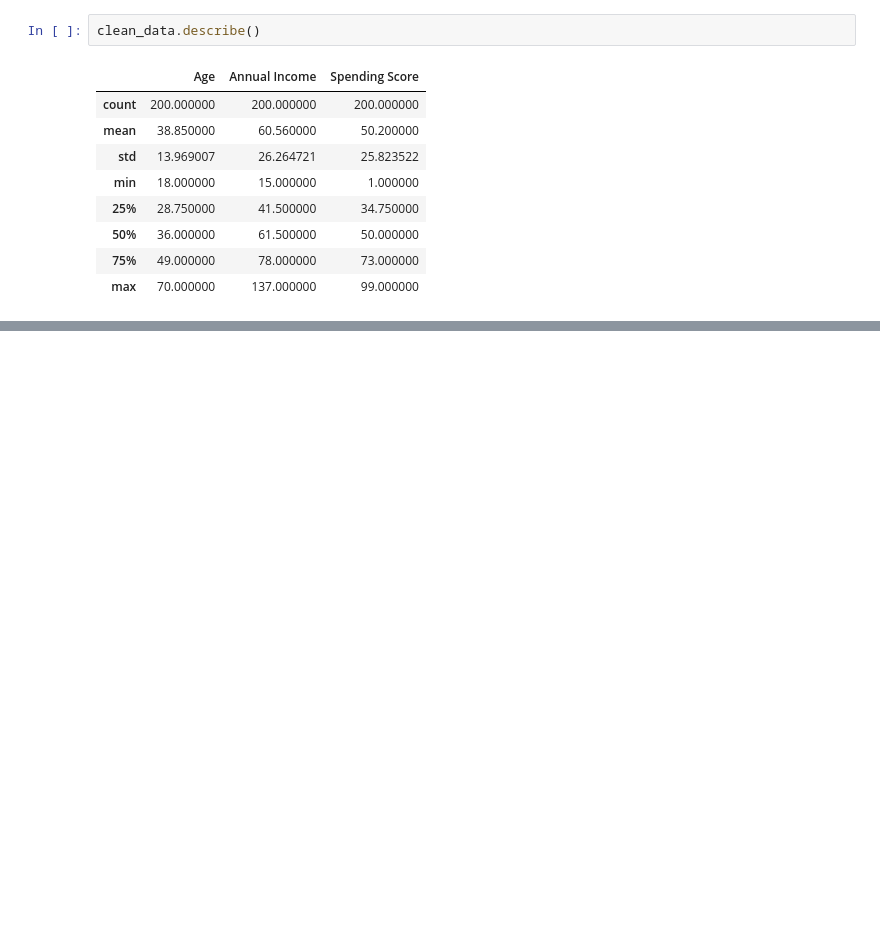
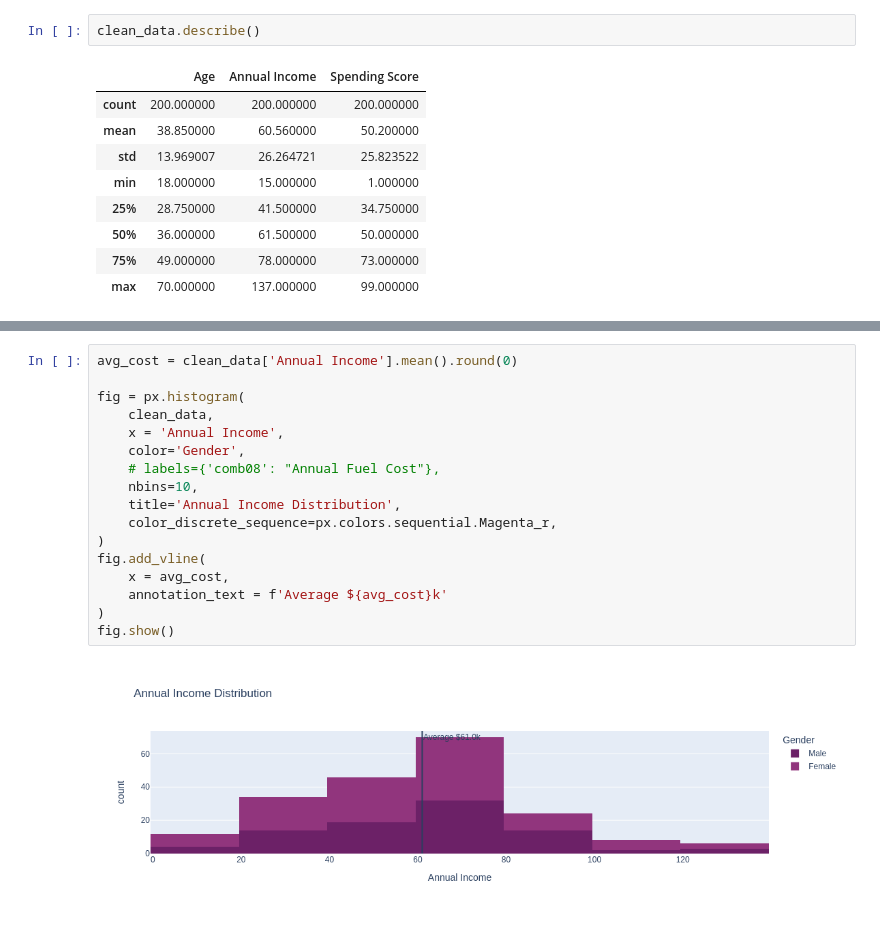
Before and after one commit to aln1234/Datascience_project, a Jupyter notebook: customer_segmentation/analysis.ipynb, the cells around one changed output, grey strips where cells are left out. Drawn from its saved outputs; the diff is of its cells as text; blank space fills up the shorter version.

```diff
--- a/customer_segmentation/analysis.ipynb
+++ b/customer_segmentation/analysis.ipynb
@@ -96,0 +222,19 @@ fig.show()
+# %%
+avg_cost = clean_data['Annual Income'].mean().round(0)
+
+fig = px.histogram(
+    clean_data,
+    x = 'Annual Income',
+    color='Gender',
+    # labels={'comb08': "Annual Fuel Cost"},
+    nbins=10,
+    title='Annual Income Distribution',
+    color_discrete_sequence=px.colors.sequential.Magenta_r,
+)
+fig.add_vline(
+    x = avg_cost,
+    annotation_text = f'Average ${avg_cost}k'
+)
+fig.show()
+# %% [output]
+[figure, added]
```
Also changed, not shown: parts of 23 cells of this notebook.
